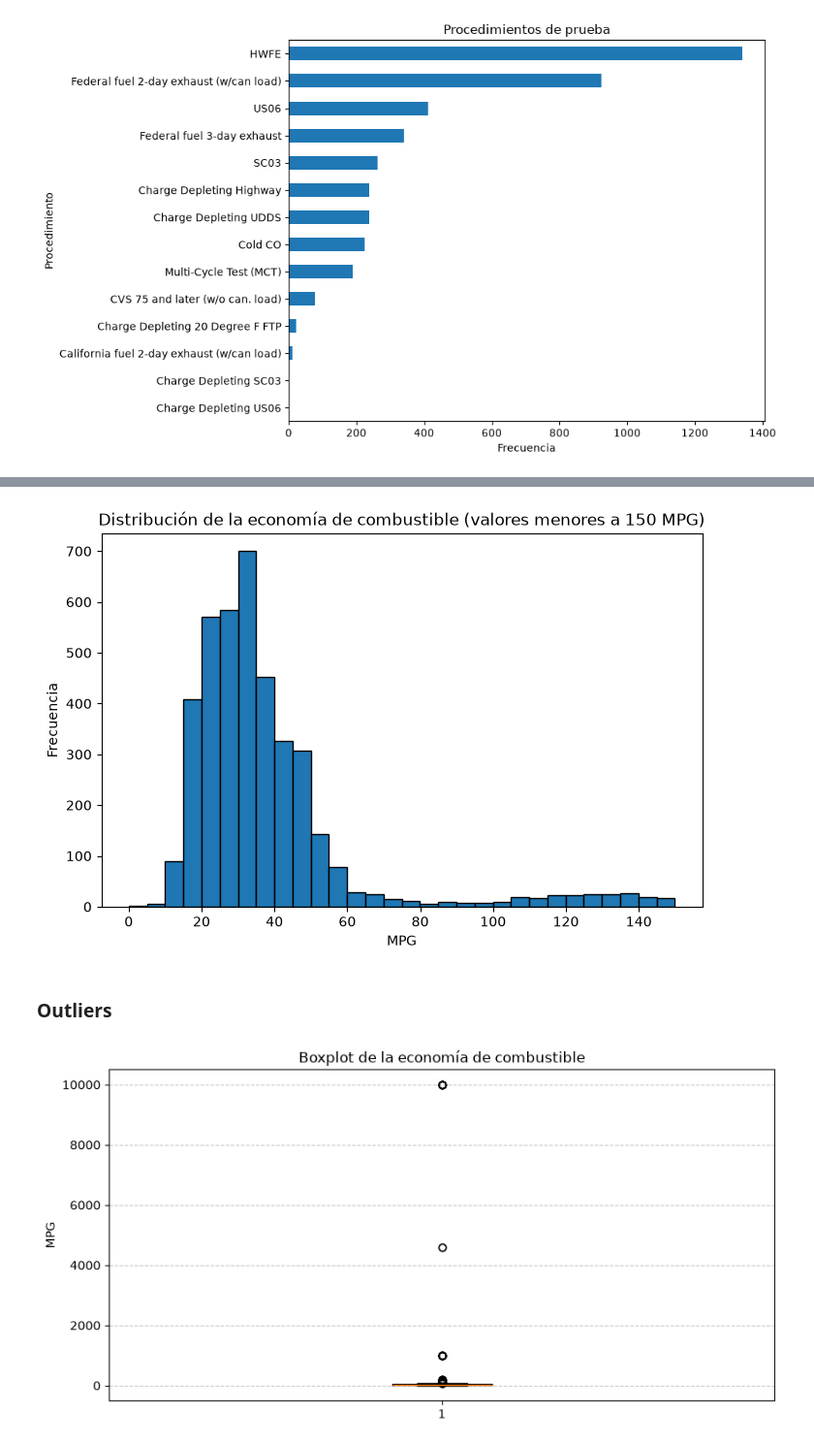
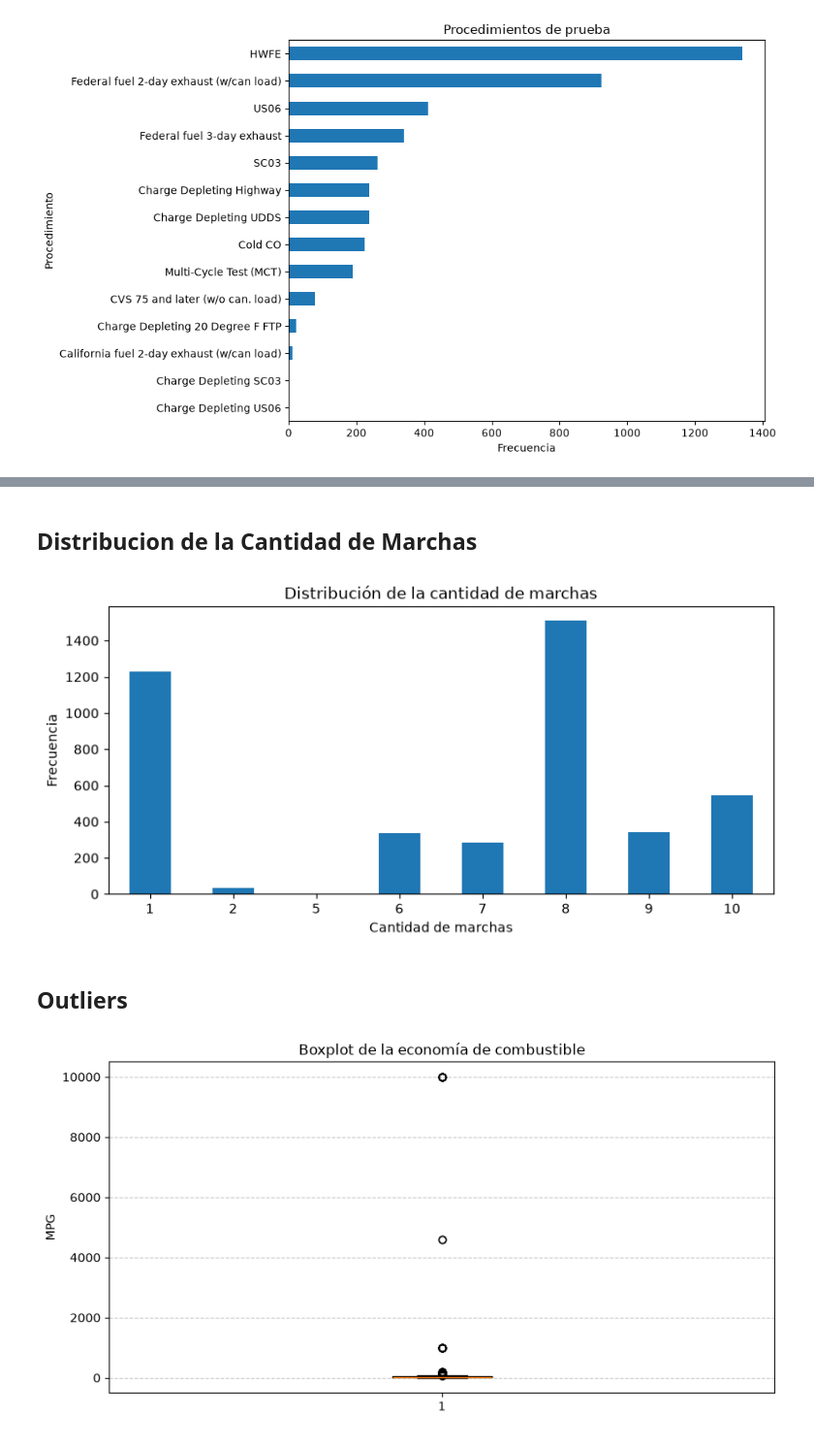
Before and after one commit to abiordorica13/TPEFUNDAMENTOS, a Jupyter notebook: Untitled-1.ipynb, the cells around one changed output, grey strips where cells are left out. Shown at 97% size. Saved outputs shown, nothing was run; the diff lists cells and outputs as text; code cells hidden in the pictures.

```diff
--- a/Untitled-1.ipynb
+++ b/Untitled-1.ipynb
@@ -282,19 +313,22 @@ plt.show()
-# %%
-# Distribución de la economía de combustible mejor visualizada
-
-fe_real = df[(df["RND_ADJ_FE"].notna()) & (df["RND_ADJ_FE"] < 150)]["RND_ADJ_FE"]
-
-plt.figure(figsize=(8, 5))
-plt.hist(fe_real, bins=30, edgecolor='black')
-plt.xlabel("MPG")
-plt.ylabel("Frecuencia")
-plt.title("Distribución de la economía de combustible (valores menores a 150 MPG)")
-
-plt.show()
-# %% [output]
-[figure]
+# %% [markdown]
+## Distribucion de la Cantidad de Marchas
+# %%
+col_marchas = "# of Gears"
+
+frecuencias = df[col_marchas].value_counts().sort_index()
+
+frecuencias.plot(kind="bar", figsize=(8, 4))
+
+plt.title("Distribución de la cantidad de marchas")
+plt.xlabel("Cantidad de marchas")
+plt.ylabel("Frecuencia")
+plt.xticks(rotation=0)
+plt.tight_layout()
+plt.show()
+# %% [output]
+[figure, added]
 # %% [markdown]
-### Outliers
+## Outliers
 # %%
 #Visualizamos los outliers de la economia de combustible
 col = 'RND_ADJ_FE'
```
Also changed, not shown: parts of 53 cells of this notebook.
